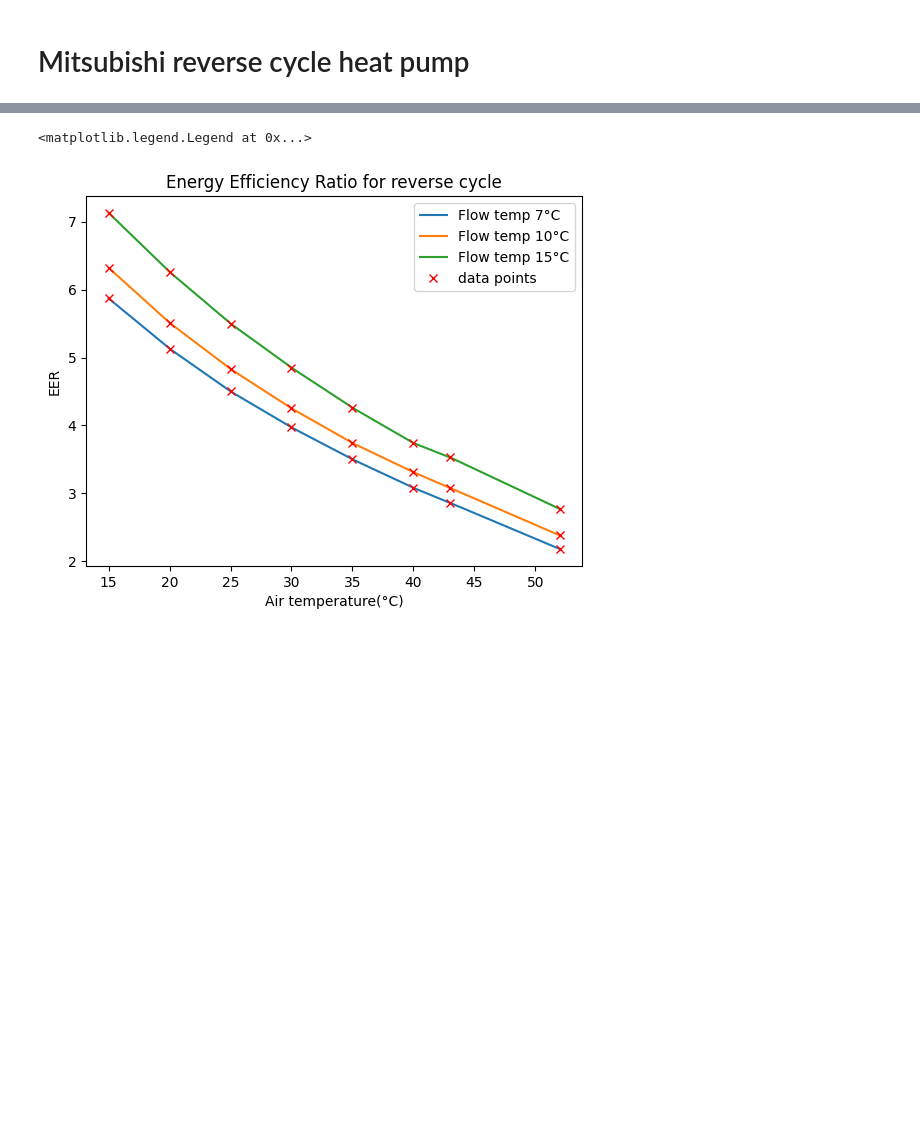
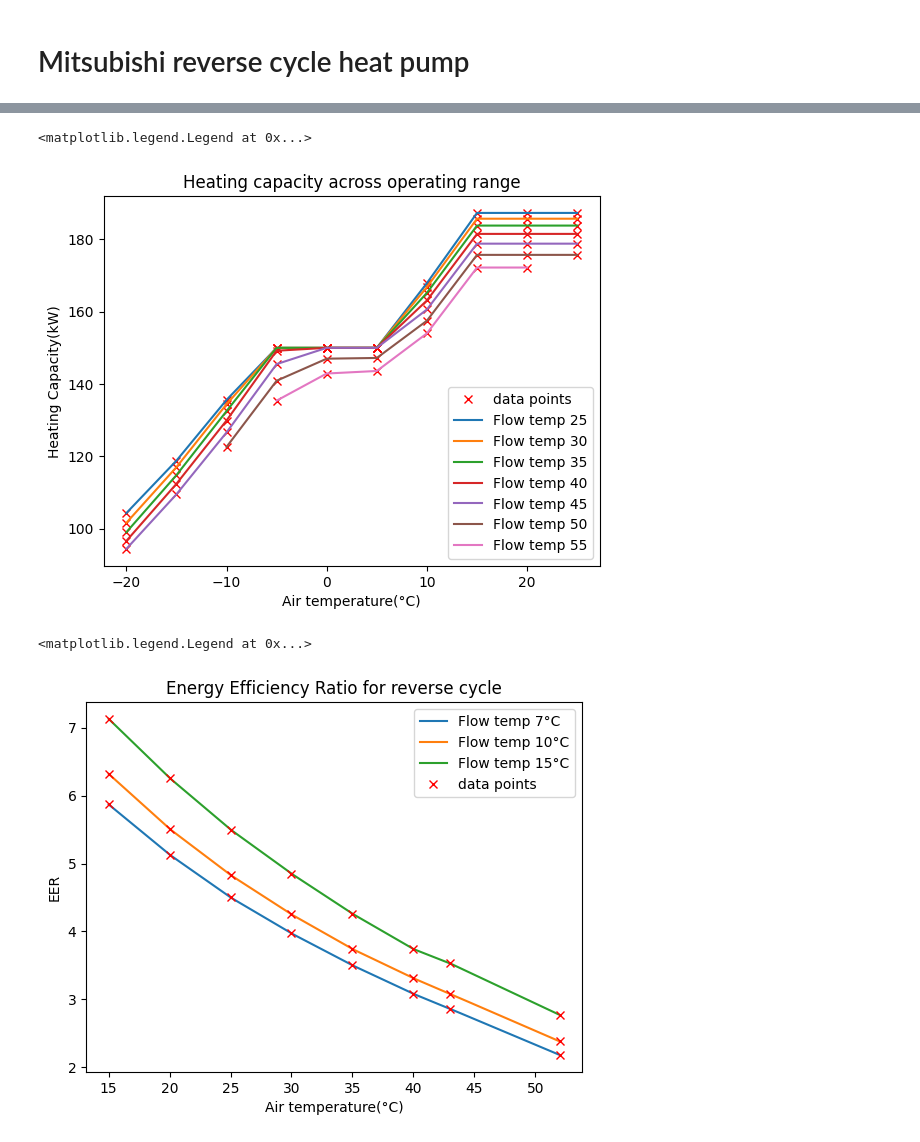
Before and after one commit to SNaylor12543/Variable_Output_Temperature_Heat_Pump, a Jupyter notebook: EAHV-M1500-YCL(-N).ipynb, the cells around one changed output, grey strips where cells are left out. Cells and saved outputs as stored; diff of their text form; code cells hidden in the pictures; blank space fills up the shorter version.

```diff
--- a/EAHV-M1500-YCL(-N).ipynb
+++ b/EAHV-M1500-YCL(-N).ipynb
@@ -45,3 +36,31 @@ plt.legend()
+# %%
+from Modules.Heating import Heat_Pump
+import matplotlib.pyplot as plt
+import Modules.Data as Data
+import numpy as np
+
+# data points
+data_air_temp = Data.column_from_csv("Data/Heat_Pump/EAHV-M1500-YCL(-N)/Heating_10C.csv", "Air temperature(°C)")
+
+data_flow_temp = Data.column_from_csv("Data/Heat_Pump/EAHV-M1500-YCL(-N)/Heating_10C.csv", "Flow temperature(°C)")
+
+data_capacity = Data.column_from_csv("Data/Heat_Pump/EAHV-M1500-YCL(-N)/Heating_10C.csv", "Heating capacity (kW)")
+
+plt.plot(data_air_temp, data_capacity, label="data points", marker='x', color='red', linestyle='None')
+
+# creating lines between points
+flow_temps = np.unique(data_flow_temp)
+for flow_temp in flow_temps:
+    indices = [i for i, x in enumerate(data_flow_temp) if x == flow_temp]
+    plt.plot(data_air_temp[indices], data_capacity[indices], label="Flow temp " + str(flow_temp), linestyle='solid')
+
+plt.title('Heating capacity across operating range')
+plt.xlabel('Air temperature(°C)')
+plt.ylabel('Heating Capacity(kW)')
+plt.legend()
+# %% [output]
+<matplotlib.legend.Legend at 0x...>
+[figure, added]
 # %%
 from Modules.Heating import HVAC
 import matplotlib.pyplot as plt
```
Also changed, not shown: parts of 3 cells of this notebook.
